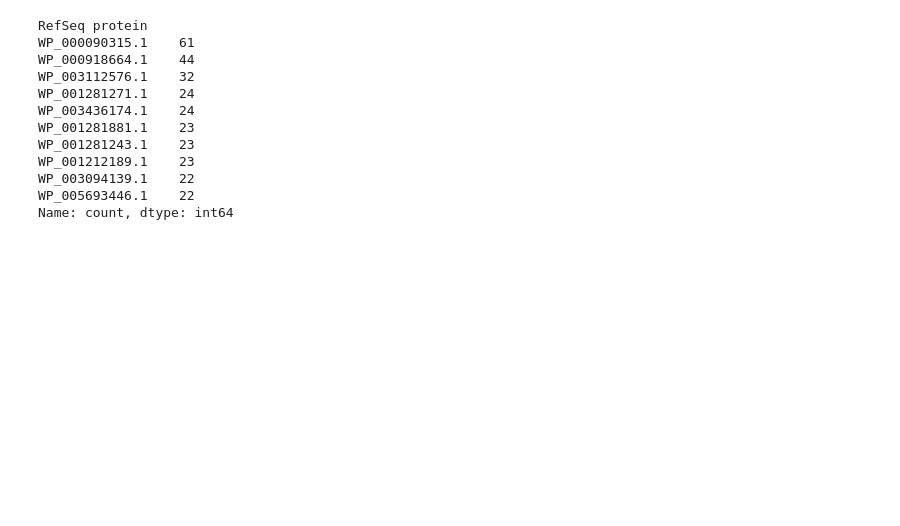
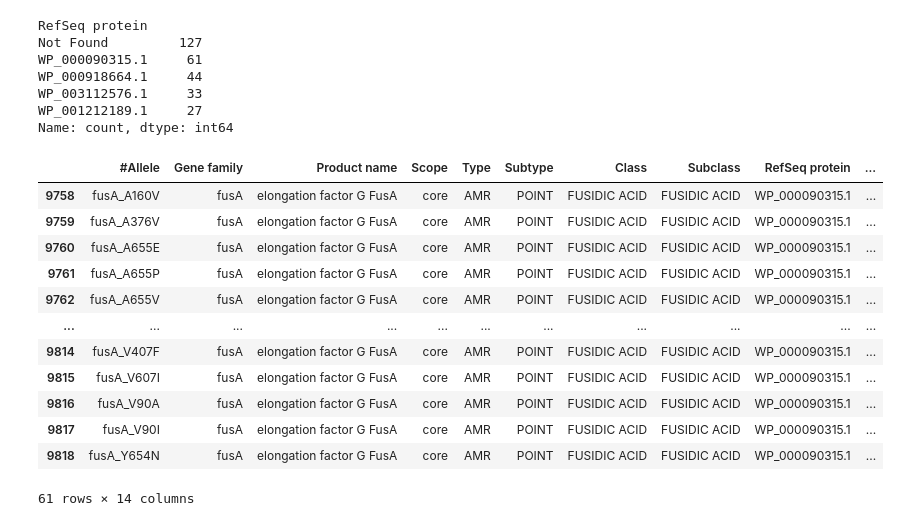
Before and after one commit to tiagocabralborelli/db-redundance, a Jupyter notebook: notebooks/2.Process.ipynb, the cells around one changed output. Drawn from its saved outputs; the diff is of its cells as text; code cells hidden in the pictures; blank space fills up the shorter version.

```diff
--- a/notebooks/2.Process.ipynb
+++ b/notebooks/2.Process.ipynb
@@ -122,19 +87,31 @@ Name: count, dtype: int64
 # %%
 NDAROIndex = pd.read_csv(
-    "../data/raw/NDARO_Index.tsv",
+    "../data/raw/ndaro.index.tsv",
     sep="\t")
+NDAROIndex.fillna("Not Found", inplace=True)
 NdaroDict = NDAROIndex.dropna(subset=["RefSeq protein"]).drop_duplicates(subset="RefSeq protein", keep='first').set_index("RefSeq protein").to_dict(orient="index")
-NDAROIndex.value_counts("RefSeq protein")[:10]
+NDAROIndex.value_counts("RefSeq protein")[:5]
 # %% [output]
 RefSeq protein
-WP_000090315.1    61
-WP_000918664.1    44
-WP_003112576.1    32
-WP_001281271.1    24
-WP_003436174.1    24
-WP_001281881.1    23
-WP_001281243.1    23
-WP_001212189.1    23
-WP_003094139.1    22
-WP_005693446.1    22
+Not Found         127
+WP_000090315.1     61
+WP_000918664.1     44
+WP_003112576.1     33
+WP_001212189.1     27
 Name: count, dtype: int64
+# %%
+NDAROIndex.loc[NDAROIndex["RefSeq protein"] == "WP_000090315.1"]
+# %% [output]
+|  | #Allele | Gene family | Product name | Scope | Type | Subtype | Class | Subclass | RefSeq protein | ... |
+| 9758 | fusA_A160V | fusA | elongation factor G FusA | core | AMR | POINT | FUSIDIC ACID | FUSIDIC ACID | WP_000090315.1 | ... |
+| 9759 | fusA_A376V | fusA | elongation factor G FusA | core | AMR | POINT | FUSIDIC ACID | FUSIDIC ACID | WP_000090315.1 | ... |
+| 9760 | fusA_A655E | fusA | elongation factor G FusA | core | AMR | POINT | FUSIDIC ACID | FUSIDIC ACID | WP_000090315.1 | ... |
+| 9761 | fusA_A655P | fusA | elongation factor G FusA | core | AMR | POINT | FUSIDIC ACID | FUSIDIC ACID | WP_000090315.1 | ... |
+| 9762 | fusA_A655V | fusA | elongation factor G FusA | core | AMR | POINT | FUSIDIC ACID | FUSIDIC ACID | WP_000090315.1 | ... |
+| ... | ... | ... | ... | ... | ... | ... | ... | ... | ... | ... |
+| 9814 | fusA_V407F | fusA | elongation factor G FusA | core | AMR | POINT | FUSIDIC ACID | FUSIDIC ACID | WP_000090315.1 | ... |
+| 9815 | fusA_V607I | fusA | elongation factor G FusA | core | AMR | POINT | FUSIDIC ACID | FUSIDIC ACID | WP_000090315.1 | ... |
+| 9816 | fusA_V90A | fusA | elongation factor G FusA | core | AMR | POINT | FUSIDIC ACID | FUSIDIC ACID | WP_000090315.1 | ... |
+| 9817 | fusA_V90I | fusA | elongation factor G FusA | core | AMR | POINT | FUSIDIC ACID | FUSIDIC ACID | WP_000090315.1 | ... |
+| 9818 | fusA_Y654N | fusA | elongation factor G FusA | core | AMR | POINT | FUSIDIC ACID | FUSIDIC ACID | WP_000090315.1 | ... |
+61 rows × 14 columns
```
Also changed, not shown: parts of 26 cells of this notebook, 4 other files.
